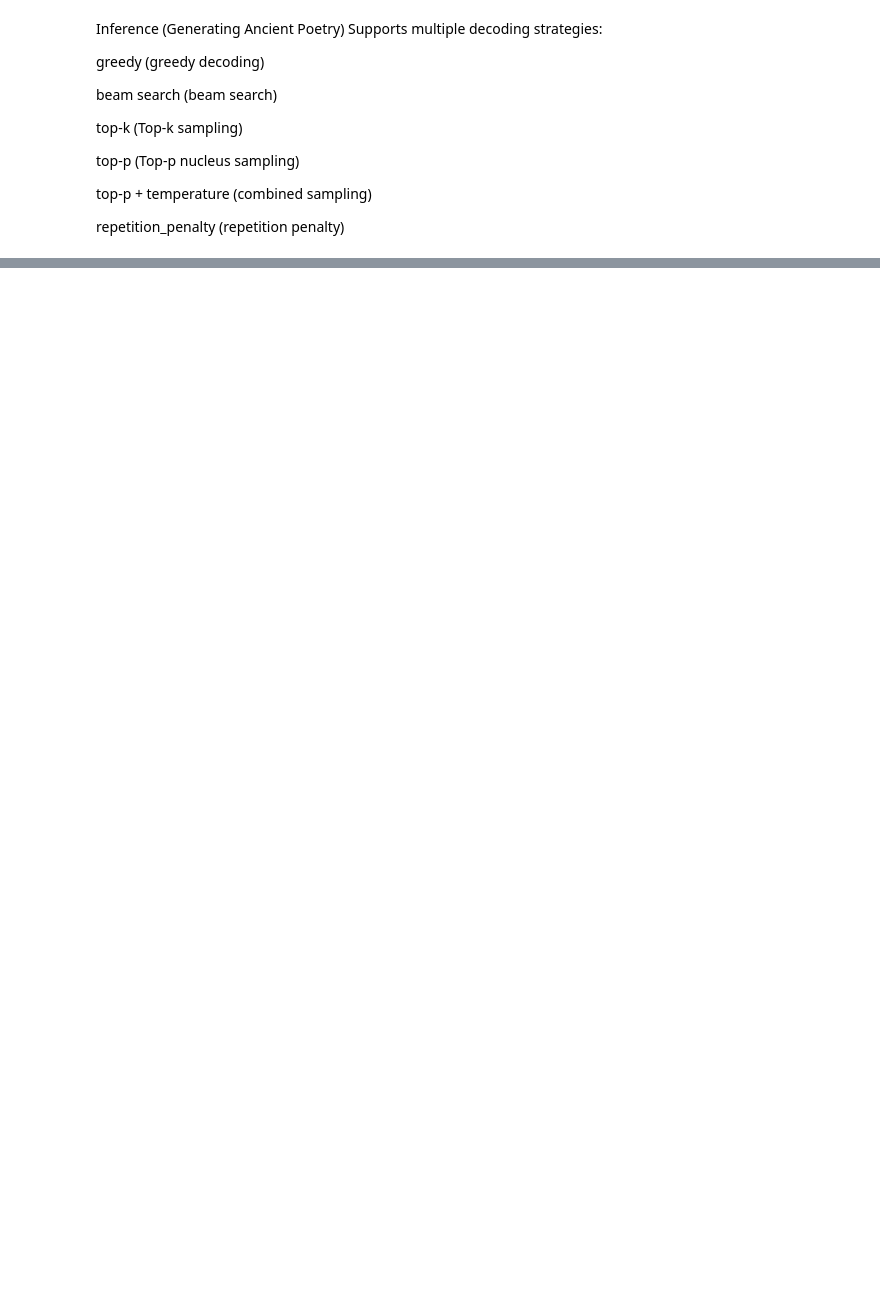
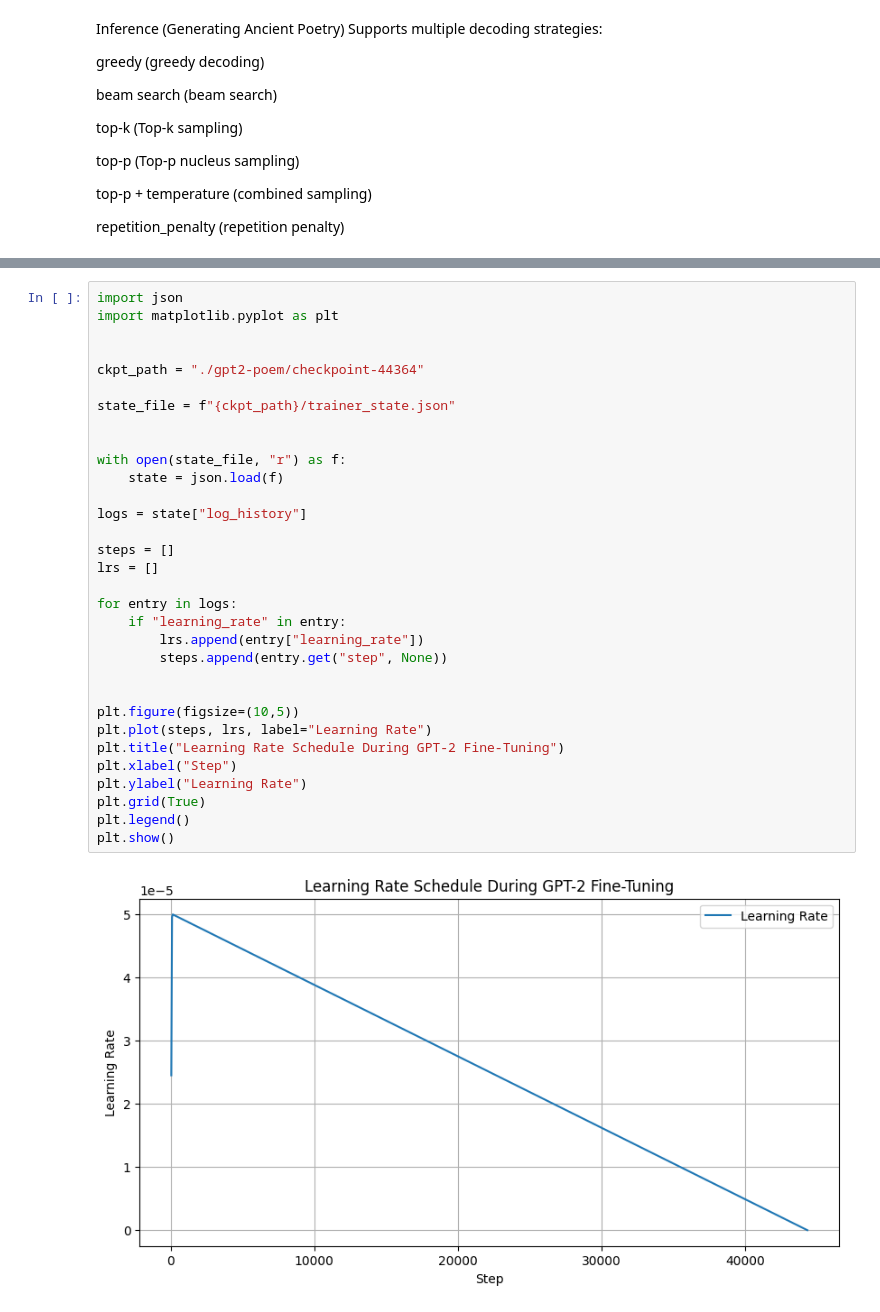
Before and after one commit to Congyan111/STATS507, a Jupyter notebook: gpt2_finetuning_project.ipynb, the cells around one changed output, grey strips where cells are left out. Saved outputs shown, nothing was run; the diff lists cells and outputs as text; blank space fills up the shorter version.

```diff
--- a/gpt2_finetuning_project.ipynb
+++ b/gpt2_finetuning_project.ipynb
@@ -600,0 +705,34 @@ plt.show()
+# %%
+import json
+import matplotlib.pyplot as plt
+
+
+ckpt_path = "./gpt2-poem/checkpoint-44364"
+
+state_file = f"{ckpt_path}/trainer_state.json"
+
+
+with open(state_file, "r") as f:
+    state = json.load(f)
+
+logs = state["log_history"]
+
+steps = []
+lrs = []
+
+for entry in logs:
+    if "learning_rate" in entry:
+        lrs.append(entry["learning_rate"])
+        steps.append(entry.get("step", None))
+
+
+plt.figure(figsize=(10,5))
+plt.plot(steps, lrs, label="Learning Rate")
+plt.title("Learning Rate Schedule During GPT-2 Fine-Tuning")
+plt.xlabel("Step")
+plt.ylabel("Learning Rate")
+plt.grid(True)
+plt.legend()
+plt.show()
+# %% [output]
+[figure, added]
```
Also changed, not shown: parts of 16 cells of this notebook.
